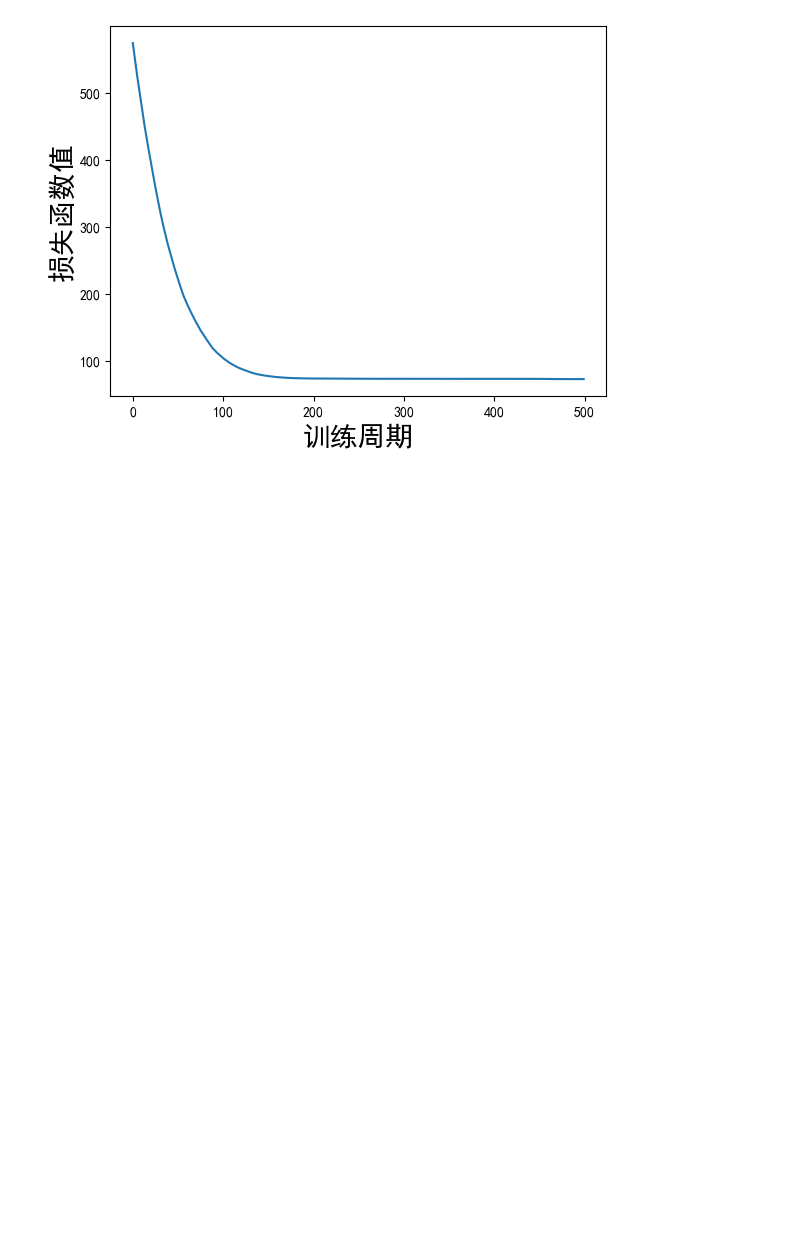
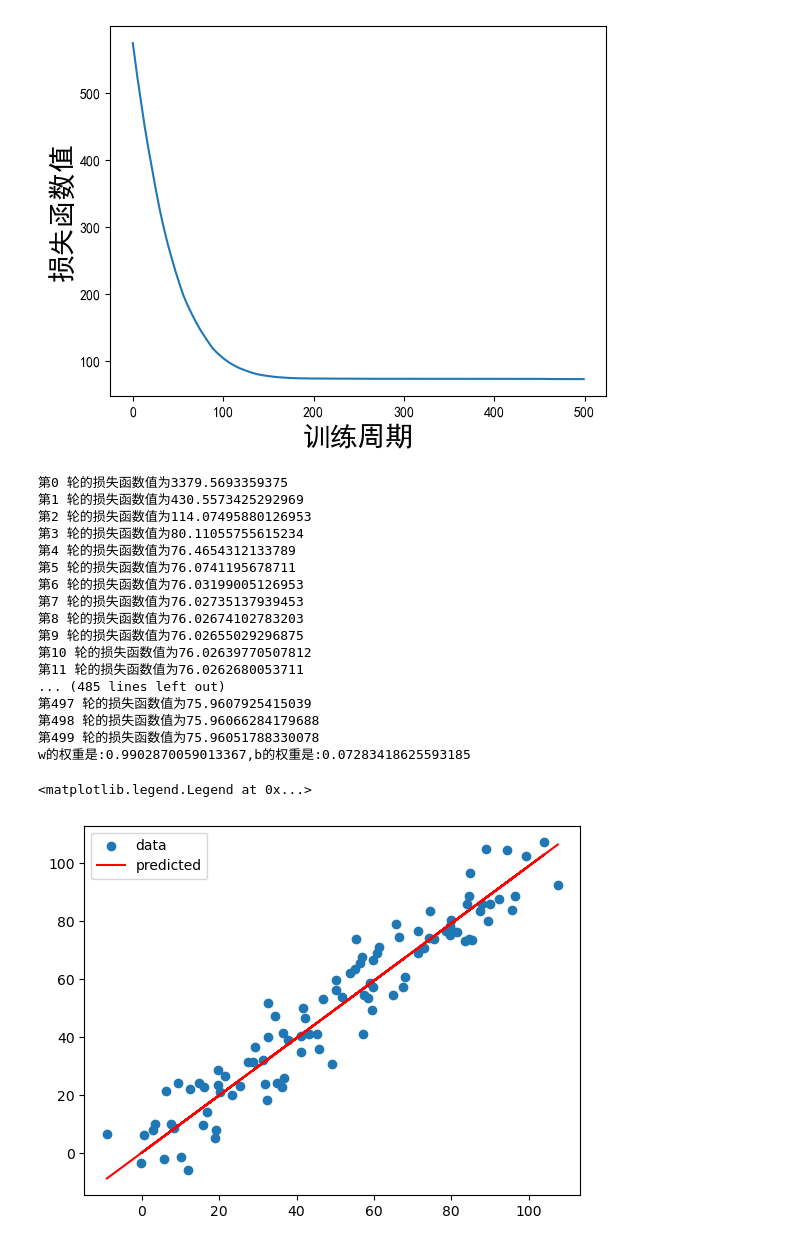
Before and after one commit to OnlyWell/d2l_tensorflow, a Jupyter notebook: book_charter/base_tensorflow/simple_example.ipynb, the cells around one changed output. Cells and saved outputs as stored; diff of their text form; code cells hidden in the pictures; blank space fills up the shorter version.

```diff
--- a/book_charter/base_tensorflow/simple_example.ipynb
+++ b/book_charter/base_tensorflow/simple_example.ipynb
@@ -119,3 +38,70 @@ plt.plot(history.history['loss'],label='训练损失函数值')
 # %% [output]
 [<matplotlib.lines.Line2D at 0x...>]
 [figure]
+# %%
+'''
+    手动实现
+'''
+import tensorflow as tf
+import numpy as np
+import matplotlib.pyplot as plt
+
+w = tf.Variable(0.0)
+b = tf.Variable(0.0)
+#定义损失函数
+def loss(y,y_pred):
+    return tf.reduce_mean(tf.square(y-y_pred))
+
+#定义预测函数
+def predict(X):
+    return w * X + b
+
+#定义训练函数
+def train(X,y,epochs=500,lr=0.0001):
+    curr_loss = 0
+    for epoch in range(epochs):
+        with tf.GradientTape() as t:
+            curr_loss = loss(y,predict(X))
+        dw,db = t.gradient(curr_loss,[w,b])
+        #更新权重
+        w.assign_sub(lr * dw)
+        b.assign_sub(lr * db)
+        print(f'第{epoch} 轮的损失函数值为{curr_loss.numpy()}')
+
+
+#生成随机样本数据
+n = 100
+x = np.linspace(0,100,n)
+y = np.linspace(0,100,n)
+
+#加入噪音
+X = x + np.random.uniform(-10,10,n)
+y = y + np.random.uniform(-10,10,n)
+
+train(X,y)
+print(f'w的权重是:{w.numpy()},b的权重是:{b.numpy()}')
+#绘制结果
+plt.scatter(X,y,label="data")
+plt.plot(X,predict(X),"r-",label="predicted")
+
+plt.legend()
+# %% [output]
+第0 轮的损失函数值为3379.5693359375
+第1 轮的损失函数值为430.5573425292969
+第2 轮的损失函数值为114.07495880126953
+第3 轮的损失函数值为80.11055755615234
+第4 轮的损失函数值为76.4654312133789
+第5 轮的损失函数值为76.0741195678711
+第6 轮的损失函数值为76.03199005126953
+第7 轮的损失函数值为76.02735137939453
+第8 轮的损失函数值为76.02674102783203
+第9 轮的损失函数值为76.02655029296875
+第10 轮的损失函数值为76.02639770507812
+第11 轮的损失函数值为76.0262680053711
+... (485 lines left out)
+第497 轮的损失函数值为75.9607925415039
+第498 轮的损失函数值为75.96066284179688
+第499 轮的损失函数值为75.96051788330078
+w的权重是:0.9902870059013367,b的权重是:0.07283418625593185
+<matplotlib.legend.Legend at 0x...>
+[figure, added]
```
Also changed, not shown: parts of 2 cells of this notebook, 1 other file.
